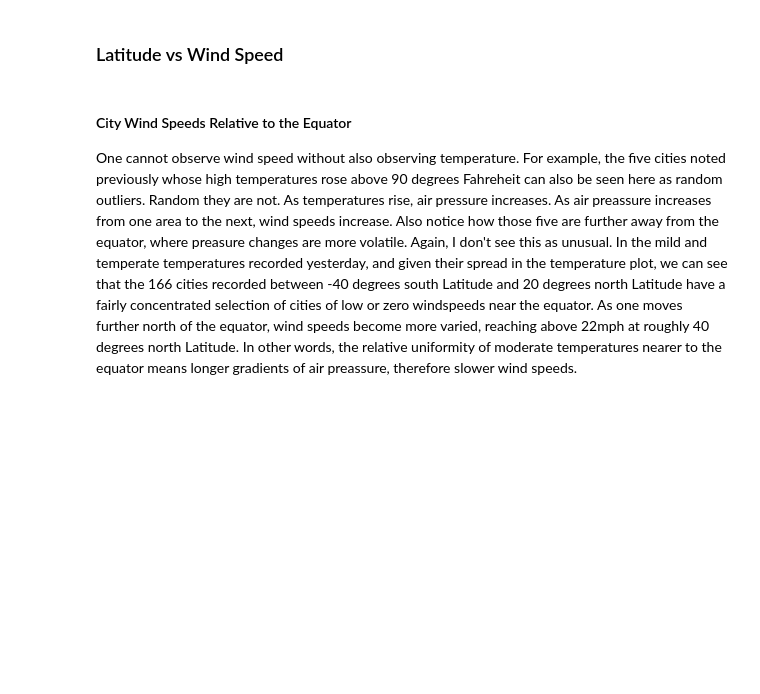
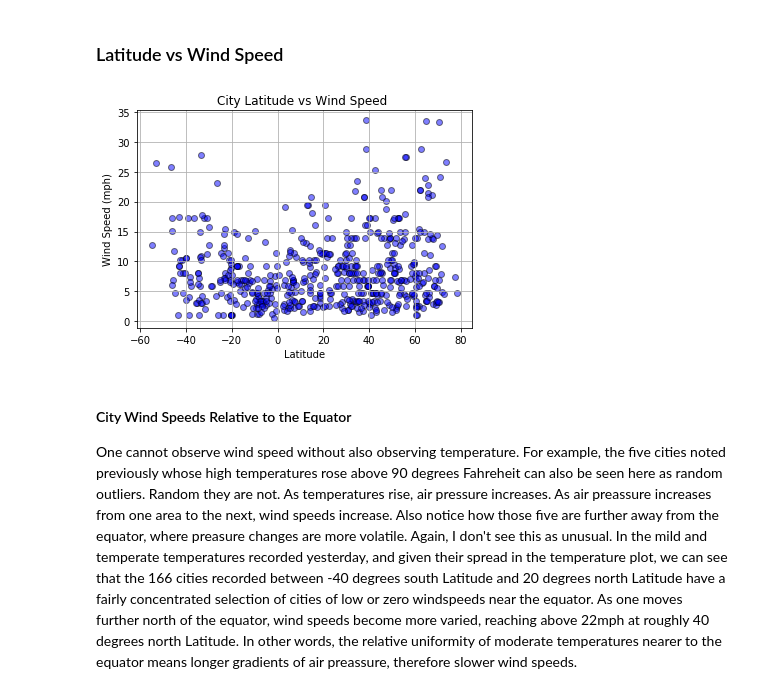
Before and after one commit to AshleyMcGee/api_homework, a Jupyter notebook: weatherpy_homework.ipynb, the cells around one changed output. Saved outputs shown, nothing was run; the diff lists cells and outputs as text; code cells hidden in the pictures; blank space fills up the shorter version.

```diff
--- a/weatherpy_homework.ipynb
+++ b/weatherpy_homework.ipynb
@@ -184,16 +228,18 @@ plt.show()
 # %% [markdown]
 <h3>Latitude vs Wind Speed</h3>
 # %%
-lat_wind_data = weather_df.groupby('city').mean()
+lat_wind_data = weather_df.groupby('city').sum()
 x_axis_wind = lat_wind_data['latitude']
 y_axis_wind = lat_wind_data['wind speed']
 plt.scatter(x_axis_wind, y_axis_wind, color='blue', edgecolor="black", alpha=0.5)
 plt.xlabel("Latitude")
 plt.ylabel("Wind Speed (mph)")
 plt.title("City Latitude vs Wind Speed ")
 plt.grid()
 plt.savefig("citylatwinds.png")
 plt.show()
+# %% [output]
+[figure, added]
 # %% [markdown]
 <h4>City Wind Speeds Relative to the Equator</h4>
 <p>One cannot observe wind speed without also observing temperature. For example, the five cities noted previously whose high temperatures rose above 90 degrees Fahreheit can also be seen here as random outliers. Random they are not. As temperatures rise, air pressure increases. As air preassure increases from one area to the next, wind speeds increase. Also notice how those five are further away from the equator, where preasure changes are more volatile. Again, I don't see this as unusual. In the mild and temperate temperatures recorded yesterday, and given their spread in the temperature plot, we can see that the 166 cities recorded between -40 degrees south Latitude and 20 degrees north Latitude have a fairly concentrated selection of cities of low or zero windspeeds near the equator. As one moves further north of the equator, wind speeds become more varied, reaching above 22mph at roughly 40 degrees north Latitude. In other words, the relative uniformity of moderate temperatures nearer to the equator means longer gradients of air preassure, therefore slower wind speeds.</p>
```
Also changed, not shown: parts of 8 cells of this notebook.
